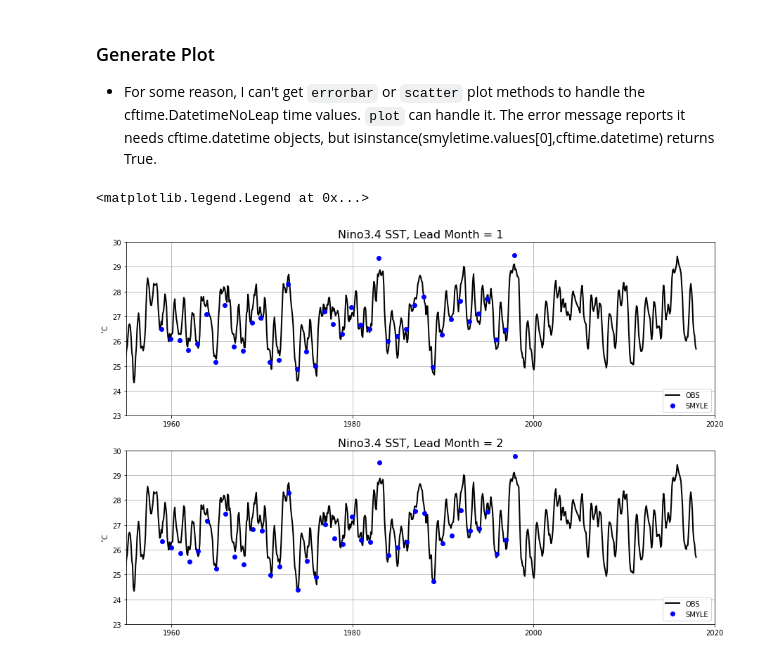
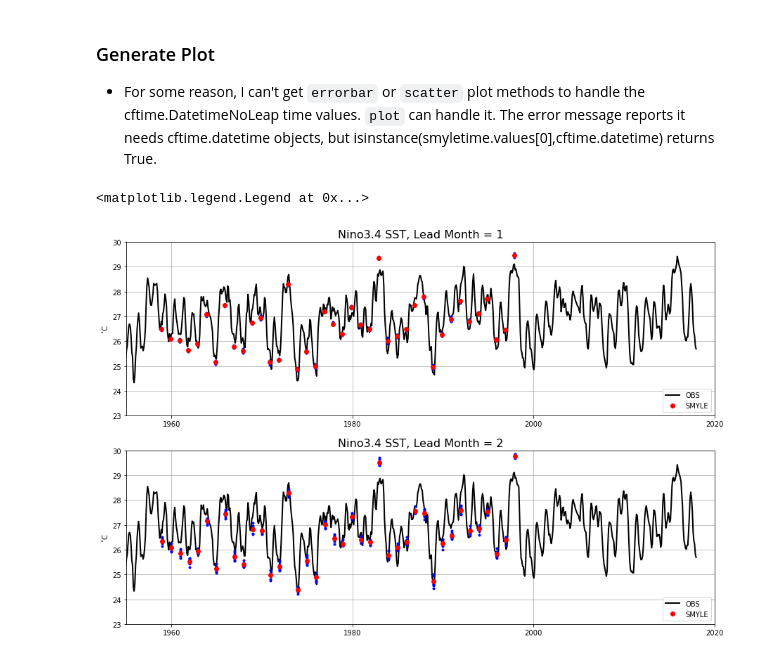
Before and after one commit to NCAR/SMYLE-analysis, a Jupyter notebook: notebooks/ENSO_check.ipynb, the cells around one changed output. Drawn from its saved outputs; the diff is of its cells as text; code cells hidden in the pictures.

Commit message:
Added members to ENSO_check.ipynb plot

```diff
--- a/notebooks/ENSO_check.ipynb
+++ b/notebooks/ENSO_check.ipynb
@@ -203,6 +203,7 @@ datadir = '/glade/campaign/cesm/development/espwg/SMYLE/archive/'
 ens = range(10)
 firstyear = 1958
 lastyear  = 1997
-ds_temp = get_monthly_data(datadir,ens,'TEMP',firstyear,lastyear,11)
+startmonth = 11
+ds_temp = get_monthly_data(datadir,ens,'TEMP',firstyear,lastyear,startmonth)
 ds_temp.nbytes/1e9 #GB
 # %% [output]
@@ -257,33 +258,35 @@ xticks = [1960,1965,1975,1985,1995,2005,2015]
 xmin = cftime.num2date(0, 'days since 1955-01-01 00:00:00', calendar='noleap')
 xmax = cftime.num2date(0, 'days since 2020-01-01 00:00:00', calendar='noleap')
 
 ax1.set_ylabel(r'$^{\circ}$C')
 ax1.set_ylim(23,30)
 ax1.set_xlim(xmin,xmax)
 #ax1.set_xticks(xticks)
 lm = 1
 smyletime = time_bound.sel(L=lm).mean('d2')
 ax1.set_title('Nino3.4 SST, Lead Month = {}'.format(lm), fontdict={'size':16})
 ax1.plot(obs_nino34.time, obs_nino34,linewidth=2,color='k',label='OBS')
 #smyle_range = [smyle_nino34.sel(L=lm).min('M'),smyle_nino34.sel(L=lm).max('M')]
 #ax1.errorbar(smyletime,smyle_nino34.sel(L=lm).mean('M'),yerr=smyle_range,fmt='o',color='b',label='SMYLE')
-ax1.plot(smyletime,smyle_nino34.sel(L=lm).mean('M'),'o',color='b',label='SMYLE')
+ax1.plot(smyletime,smyle_nino34.sel(L=lm),'.',color='b')
+ax1.plot(smyletime,smyle_nino34.sel(L=lm).mean('M'),'o',color='r',label='SMYLE')
 ax1.grid()
 ax1.legend(loc='lower right')
 
 ax2.set_ylabel(r'$^{\circ}$C')
 ax2.set_ylim(23,30)
 ax2.set_xlim(xmin,xmax)
 #ax1.set_xticks(xticks)
 lm = 2
 smyletime = time_bound.sel(L=lm).mean('d2')
 ax2.set_title('Nino3.4 SST, Lead Month = {}'.format(lm), fontdict={'size':16})
 ax2.plot(obs_nino34.time, obs_nino34,linewidth=2,color='k',label='OBS')
 #smyle_range = [smyle_nino34.sel(L=lm).min('M'),smyle_nino34.sel(L=lm).max('M')]
 #ax2.errorbar(smyletime,smyle_nino34.sel(L=lm).mean('M'),yerr=smyle_range,fmt='o',color='b',label='SMYLE')
-ax2.plot(smyletime,smyle_nino34.sel(L=lm).mean('M'),'o',color='b',label='SMYLE')
+ax2.plot(smyletime,smyle_nino34.sel(L=lm),'.',color='b')
+ax2.plot(smyletime,smyle_nino34.sel(L=lm).mean('M'),'o',color='r',label='SMYLE')
 ax2.grid()
 ax2.legend(loc='lower right')
 # %% [output]
 <matplotlib.legend.Legend at 0x...>
-[figure, old version]
+[figure, new version]
```
Also changed, not shown: parts of 2 cells of this notebook.
